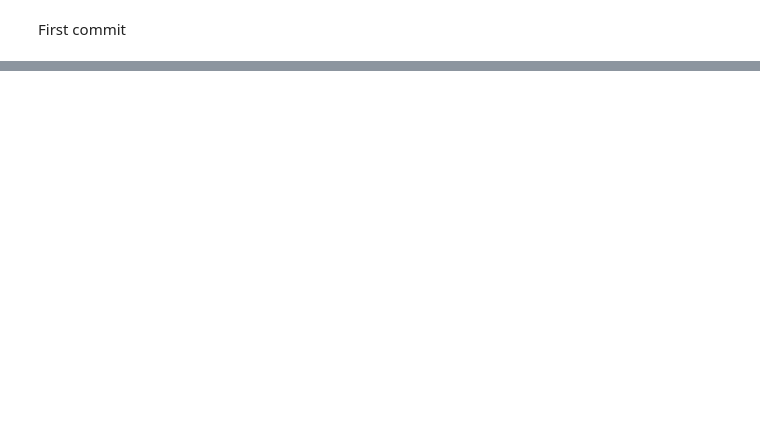
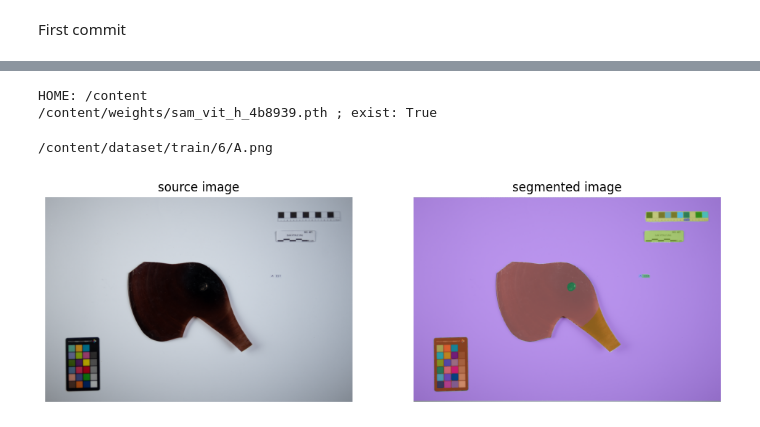
Before and after one commit to Totti00/VA_Project, a Jupyter notebook: VA_project.ipynb, the cells around one changed output, grey strips where cells are left out. Drawn from its saved outputs; the diff is of its cells as text; code cells hidden in the pictures; blank space fills up the shorter version.

```diff
--- a/VA_project.ipynb
+++ b/VA_project.ipynb
@@ -32,0 +102,44 @@ rm: cannot remove 'san-vitale-challenge-dataset.zip?rlkey=cggsno35heeu0olidgkmrh
+# %%
+HOME = os.getcwd()
+print("HOME:", HOME)
+
+CHECKPOINT_PATH = os.path.join(HOME, "weights", "sam_vit_h_4b8939.pth")
+print(CHECKPOINT_PATH, "; exist:", os.path.isfile(CHECKPOINT_PATH))
+# %% [output]
+HOME: /content
+/content/weights/sam_vit_h_4b8939.pth ; exist: True
+# %%
+DEVICE = torch.device('cuda:0' if torch.cuda.is_available() else 'cpu')
+MODEL_TYPE = "vit_h"
+# %%
+from segment_anything import sam_model_registry, SamAutomaticMaskGenerator, SamPredictor
+
+sam = sam_model_registry[MODEL_TYPE](checkpoint=CHECKPOINT_PATH).to(device=DEVICE)
+# %%
+mask_generator = SamAutomaticMaskGenerator(sam)
+IMAGE_NAME = "A.png"
+IMAGE_PATH = os.path.join(HOME, "dataset/train/6/", IMAGE_NAME)
+#img=cv2.imread(IMAGE_PATH)
+#print(img.shape)
+print(IMAGE_PATH)
+# %% [output]
+/content/dataset/train/6/A.png
+# %%
+image_bgr = cv2.imread(IMAGE_PATH)
+image_rgb = cv2.cvtColor(image_bgr, cv2.COLOR_BGR2RGB)
+
+sam_result = mask_generator.generate(image_rgb)
+# %%
+mask_annotator = sv.MaskAnnotator(color_lookup=sv.ColorLookup.INDEX)
+
+detections = sv.Detections.from_sam(sam_result=sam_result)
+
+annotated_image = mask_annotator.annotate(scene=image_bgr.copy(), detections=detections)
+
+sv.plot_images_grid(
+    images=[image_bgr, annotated_image],
+    grid_size=(1, 2),
+    titles=['source image', 'segmented image']
+)
+# %% [output]
+[figure, added]
```
Also changed, not shown: parts of 14 cells of this notebook.
